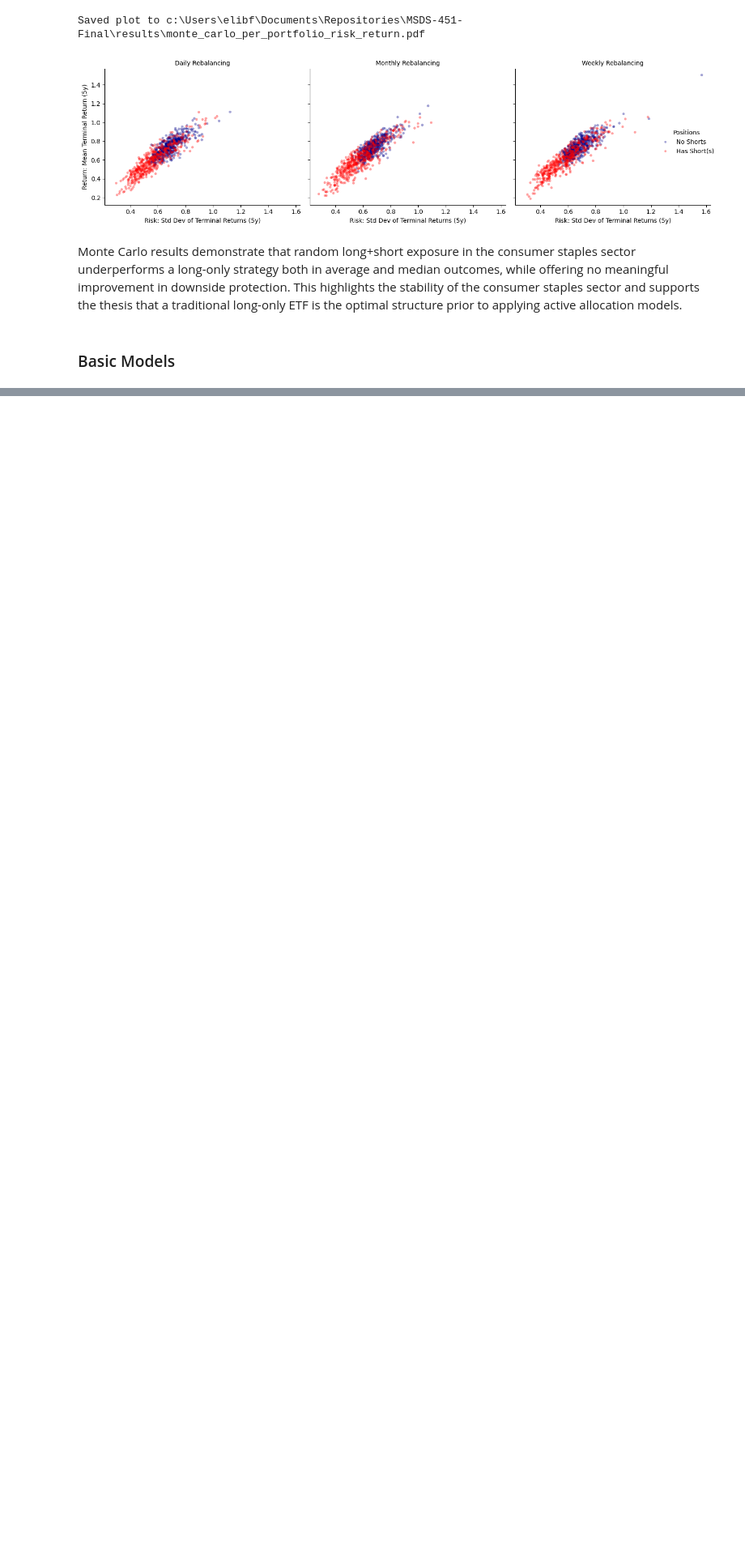
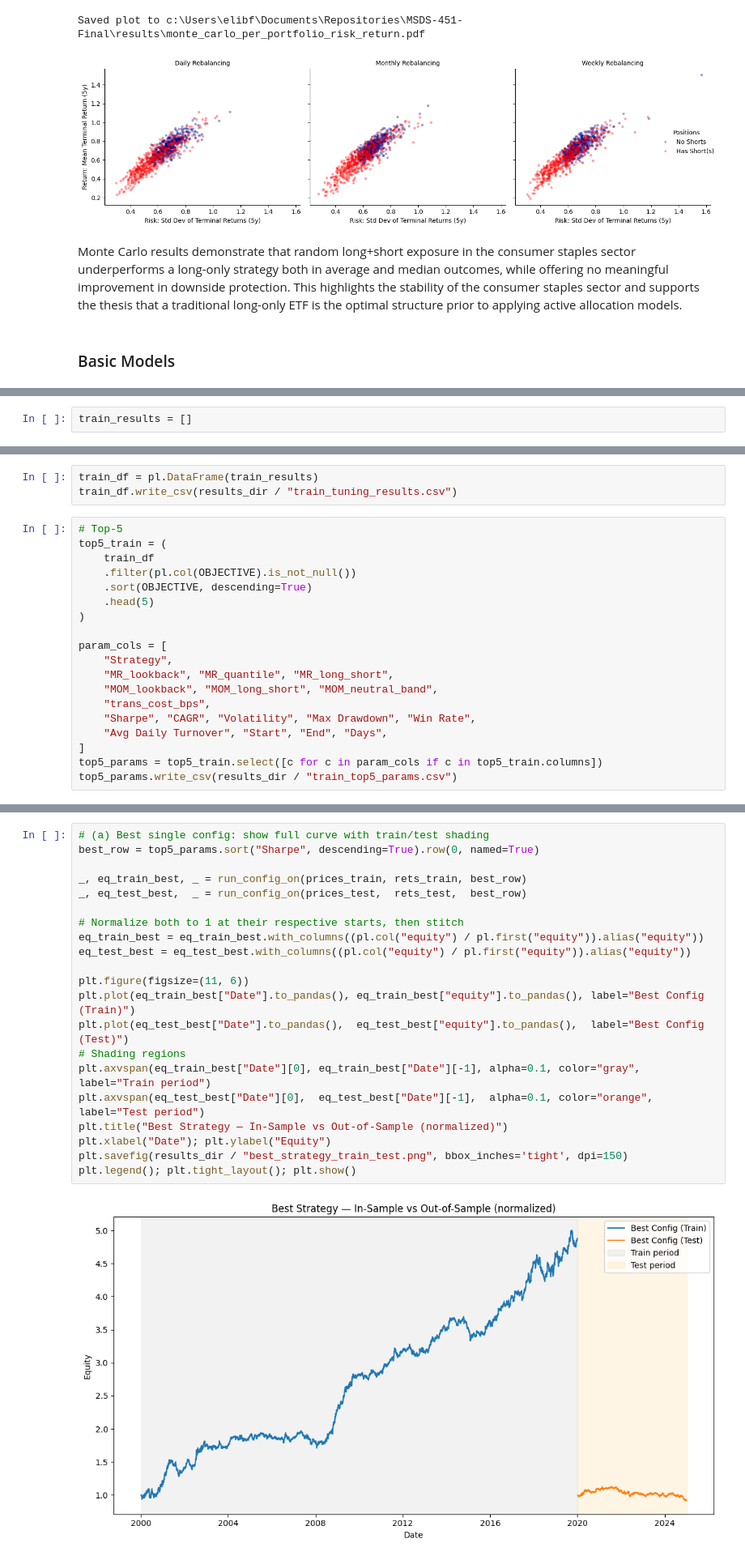
Before and after one commit to EliFreedman/MSDS-451-Final, a Jupyter notebook: notebooks/final_project.ipynb, the cells around one changed output, grey strips where cells are left out. Shown at 81% size. Drawn from its saved outputs; the diff is of its cells as text; blank space fills up the shorter version.

```diff
--- a/notebooks/final_project.ipynb
+++ b/notebooks/final_project.ipynb
@@ -977,0 +1303,2 @@ Monte Carlo results demonstrate that random long+short exposure in the consumer
+# %%
+train_results = []
@@ -977,0 +1344,22 @@ Monte Carlo results demonstrate that random long+short exposure in the consumer
+# %%
+train_df = pl.DataFrame(train_results)
+train_df.write_csv(results_dir / "train_tuning_results.csv")
+# %%
+# Top-5
+top5_train = (
+    train_df
+    .filter(pl.col(OBJECTIVE).is_not_null())
+    .sort(OBJECTIVE, descending=True)
+    .head(5)
+)
+
+param_cols = [
+    "Strategy",
+    "MR_lookback", "MR_quantile", "MR_long_short",
+    "MOM_lookback", "MOM_long_short", "MOM_neutral_band",
+    "trans_cost_bps",
+    "Sharpe", "CAGR", "Volatility", "Max Drawdown", "Win Rate",
+    "Avg Daily Turnover", "Start", "End", "Days",
+]
+top5_params = top5_train.select([c for c in param_cols if c in top5_train.columns])
+top5_params.write_csv(results_dir / "train_top5_params.csv")
@@ -977,0 +1429,23 @@ Monte Carlo results demonstrate that random long+short exposure in the consumer
+# %%
+# (a) Best single config: show full curve with train/test shading
+best_row = top5_params.sort("Sharpe", descending=True).row(0, named=True)
+
+_, eq_train_best, _ = run_config_on(prices_train, rets_train, best_row)
+_, eq_test_best,  _ = run_config_on(prices_test,  rets_test,  best_row)
+
+# Normalize both to 1 at their respective starts, then stitch
+eq_train_best = eq_train_best.with_columns((pl.col("equity") / pl.first("equity")).alias("equity"))
+eq_test_best = eq_test_best.with_columns((pl.col("equity") / pl.first("equity")).alias("equity"))
+
+plt.figure(figsize=(11, 6))
+plt.plot(eq_train_best["Date"].to_pandas(), eq_train_best["equity"].to_pandas(), label="Best Config (Train)")
+plt.plot(eq_test_best["Date"].to_pandas(),  eq_test_best["equity"].to_pandas(),  label="Best Config (Test)")
+# Shading regions
+plt.axvspan(eq_train_best["Date"][0], eq_train_best["Date"][-1], alpha=0.1, color="gray", label="Train period")
+plt.axvspan(eq_test_best["Date"][0],  eq_test_best["Date"][-1],  alpha=0.1, color="orange", label="Test period")
+plt.title("Best Strategy — In-Sample vs Out-of-Sample (normalized)")
+plt.xlabel("Date"); plt.ylabel("Equity")
+plt.savefig(results_dir / "best_strategy_train_test.png", bbox_inches='tight', dpi=150)
+plt.legend(); plt.tight_layout(); plt.show()
+# %% [output]
+[figure, added]
```
Also changed, not shown: parts of 42 cells of this notebook.
